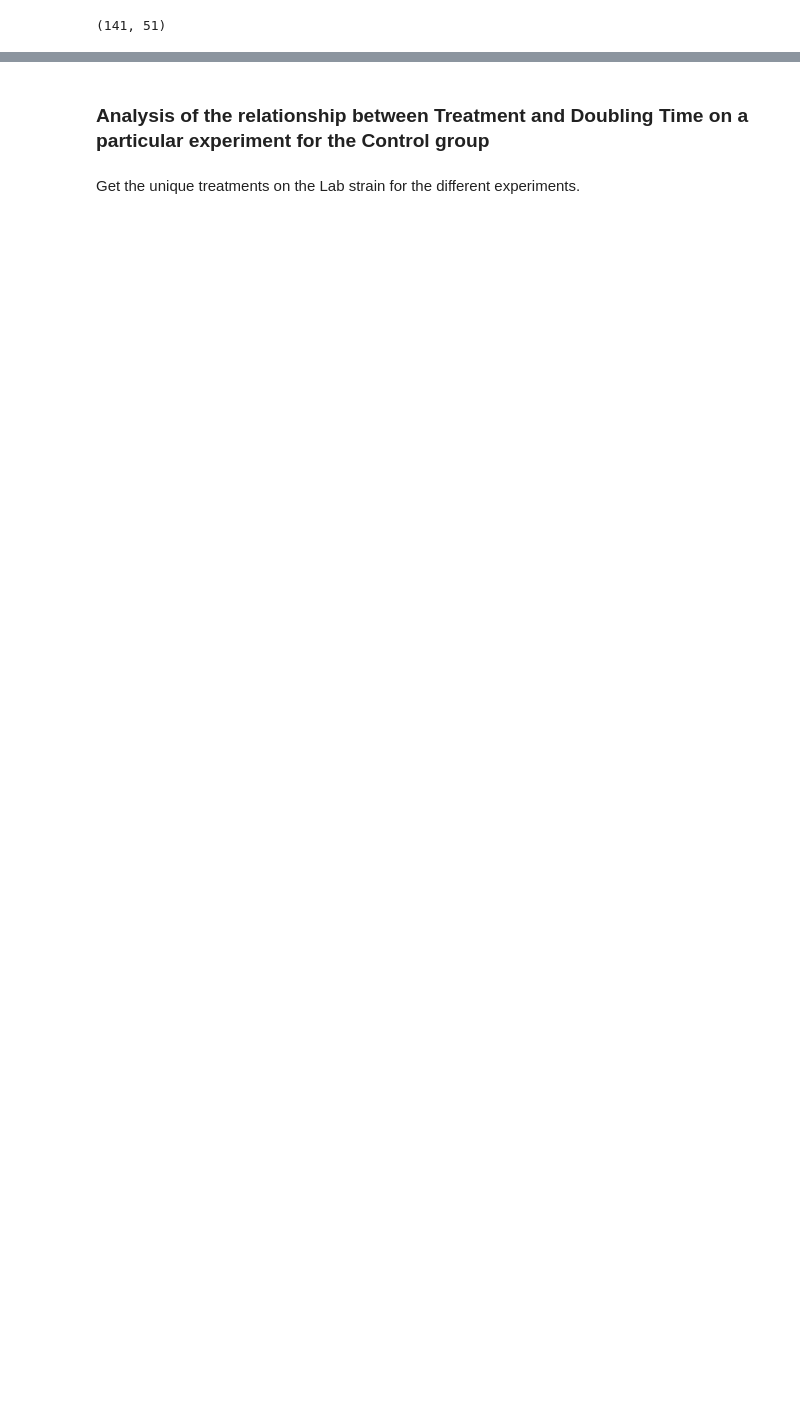
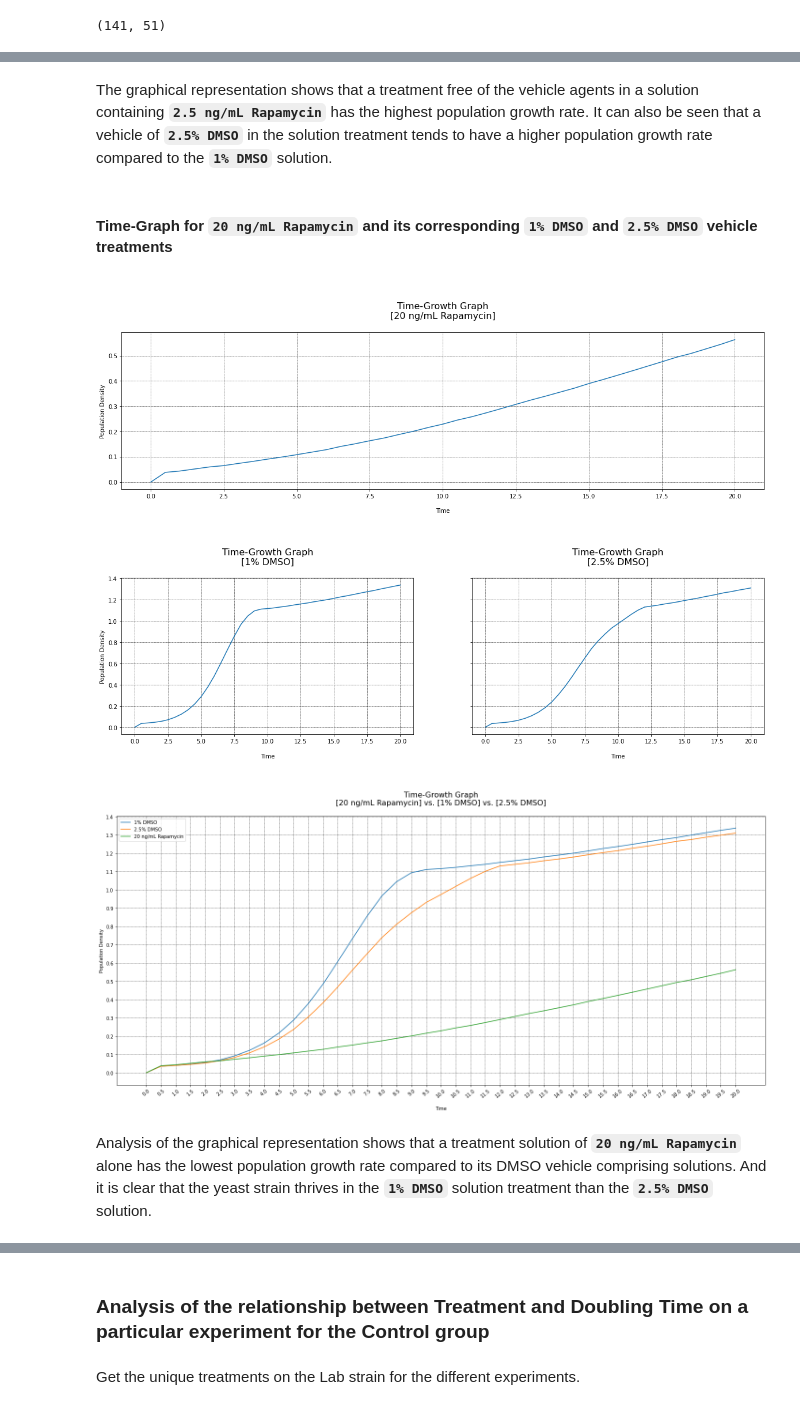
Before and after one commit to yab-tad/Saccharomyces-Cerevisiae, a Jupyter notebook: SGRP.ipynb, the cells around one changed output, grey strips where cells are left out. Drawn from its saved outputs; the diff is of its cells as text; code cells hidden in the pictures; blank space fills up the shorter version.

```diff
--- a/SGRP.ipynb
+++ b/SGRP.ipynb
@@ -259,0 +361,12 @@ te
+# %% [markdown]
+The graphical representation shows that a treatment free of the vehicle agents in a solution containing **`2.5 ng/mL Rapamycin`** has the highest population growth rate. It can also be seen that a vehicle of **`2.5% DMSO`** in the solution treatment tends to have a higher population growth rate compared to the **`1% DMSO`** solution.
+# %% [markdown]
+#### Time-Graph for **`20 ng/mL Rapamycin`** and its corresponding **`1% DMSO`** and **`2.5% DMSO`** vehicle treatments
+# %%
+time_graph_DMSO_RAPA(y1=1, y2=4, y3=5, rapa="20 ng/mL Rapamycin")
+# %% [output]
+[figure, added]
+[figure, added]
+[figure, added]
+# %% [markdown]
+Analysis of the graphical representation shows that a treatment solution of **`20 ng/mL Rapamycin`** alone has the lowest population growth rate compared to its DMSO vehicle comprising solutions. And it is clear that the yeast strain thrives in the **`1% DMSO`** solution treatment than the **`2.5% DMSO`** solution.
```
Also changed, not shown: parts of 23 cells of this notebook.
